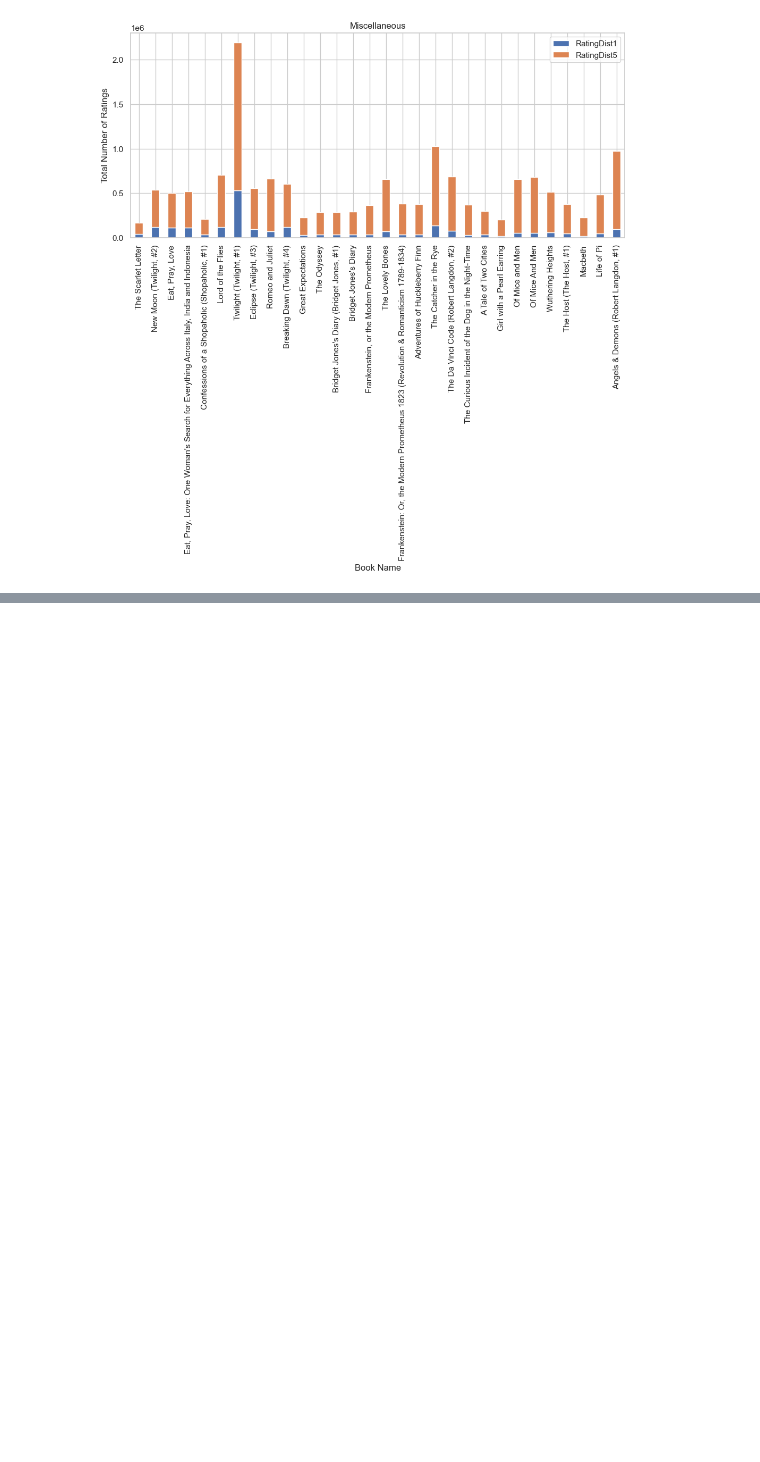
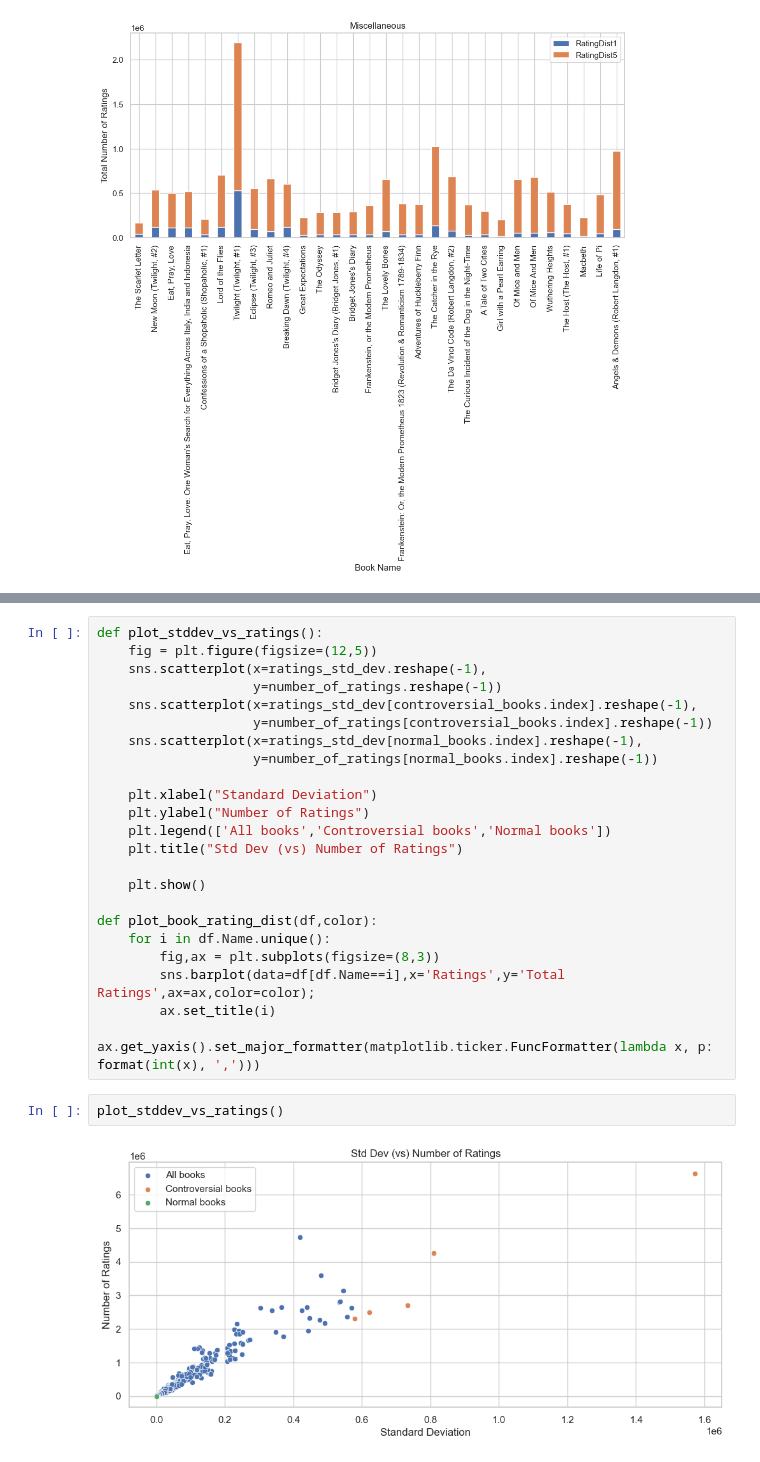
Before and after one commit to agshar96/Data-Literacy-Final-Project, a Jupyter notebook: EDA.ipynb, the cells around one changed output, grey strips where cells are left out. Drawn from its saved outputs; the diff is of its cells as text; blank space fills up the shorter version.

```diff
--- a/EDA.ipynb
+++ b/EDA.ipynb
@@ -267,0 +394,27 @@ plt.show()
+# %%
+def plot_stddev_vs_ratings():
+    fig = plt.figure(figsize=(12,5))
+    sns.scatterplot(x=ratings_std_dev.reshape(-1),
+                    y=number_of_ratings.reshape(-1))
+    sns.scatterplot(x=ratings_std_dev[controversial_books.index].reshape(-1),
+                    y=number_of_ratings[controversial_books.index].reshape(-1))
+    sns.scatterplot(x=ratings_std_dev[normal_books.index].reshape(-1),
+                    y=number_of_ratings[normal_books.index].reshape(-1))
+
+    plt.xlabel("Standard Deviation")
+    plt.ylabel("Number of Ratings")
+    plt.legend(['All books','Controversial books','Normal books'])
+    plt.title("Std Dev (vs) Number of Ratings")
+
+    plt.show()
+
+def plot_book_rating_dist(df,color):
+    for i in df.Name.unique():
+        fig,ax = plt.subplots(figsize=(8,3))
+        sns.barplot(data=df[df.Name==i],x='Ratings',y='Total Ratings',ax=ax,color=color);
+        ax.set_title(i)
+        ax.get_yaxis().set_major_formatter(matplotlib.ticker.FuncFormatter(lambda x, p: format(int(x), ',')))
+# %%
+plot_stddev_vs_ratings()
+# %% [output]
+[figure, added]
```
Also changed, not shown: parts of 14 cells of this notebook.
